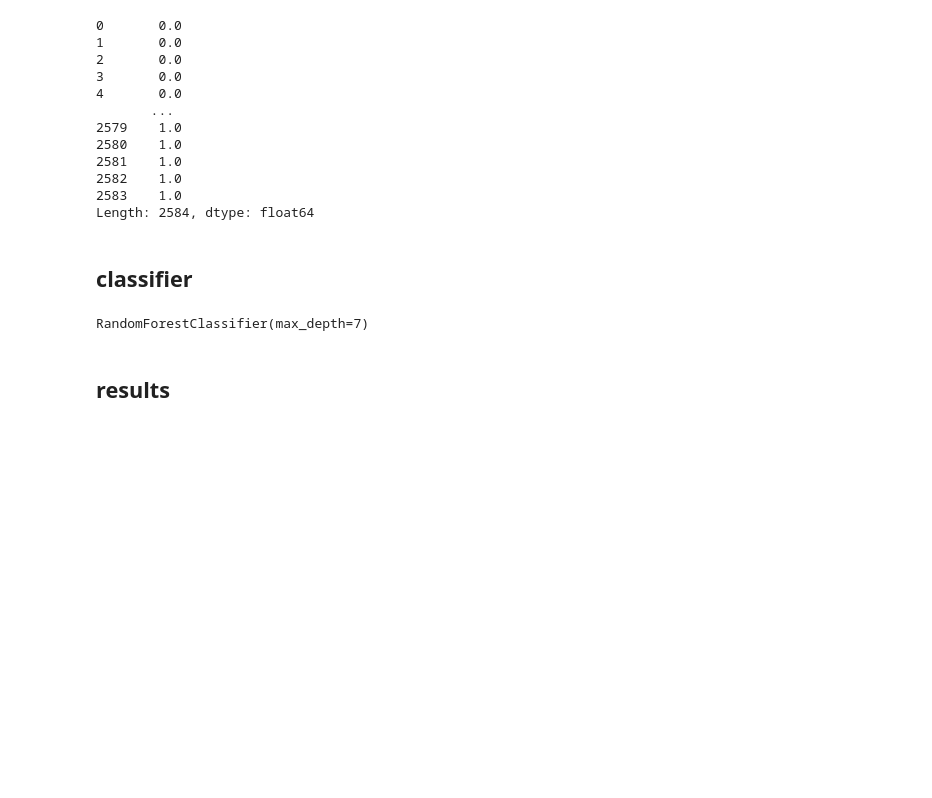
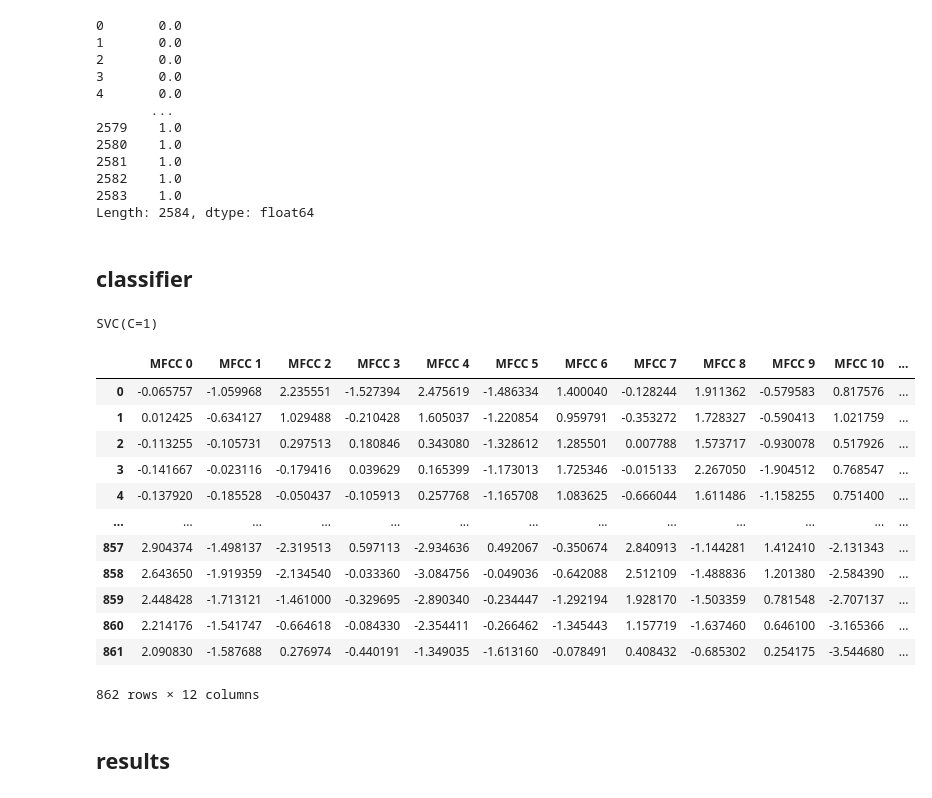
Before and after one commit to jo-cho/mir_kr, a Jupyter notebook: Notebooks/A. Machine Learning Approach/A.2.Genre_Recognition.ipynb, the cells around one changed output. Saved outputs shown, nothing was run; the diff lists cells and outputs as text; code cells hidden in the pictures; blank space fills up the shorter version.

```diff
--- a/Notebooks/A. Machine Learning Approach/A.2.Genre_Recognition.ipynb
+++ b/Notebooks/A. Machine Learning Approach/A.2.Genre_Recognition.ipynb
@@ -88,11 +98,11 @@ Length: 2584, dtype: float64
 # %% [markdown]
 ## classifier
 # %%
-# RF
-model = RandomForestClassifier(n_estimators=100, max_depth=7)
+# model = RandomForestClassifier(n_estimators=100, max_depth=7)
+model = SVC(C=1, gamma='scale')
 model.fit(X, y)
 # %% [output]
-RandomForestClassifier(max_depth=7)
+SVC(C=1)
 # %%
 x_brahms_test, sr_brahms = librosa.load(fn_brahms, duration=10, offset=120)
 x_busta_test, sr_busta = librosa.load(fn_busta, duration=10, offset=120)
@@ -107,6 +117,22 @@ mfcc_busta_test_scaled = scaler.transform(mfcc_busta_test)
 features_test = np.vstack((mfcc_brahms_test_scaled, mfcc_busta_test_scaled))
 X_test = pd.DataFrame(features_test, columns=[f"MFCC {i}" for i in range(n_mfcc)])
 y_true = pd.Series(np.concatenate((np.zeros(len(mfcc_brahms_test)), np.ones(len(mfcc_busta_test)))))
+# %%
+X_test
+# %% [output]
+|  | MFCC 0 | MFCC 1 | MFCC 2 | MFCC 3 | MFCC 4 | MFCC 5 | MFCC 6 | MFCC 7 | MFCC 8 | MFCC 9 | MFCC 10 | ... |
+| 0 | -0.065757 | -1.059968 | 2.235551 | -1.527394 | 2.475619 | -1.486334 | 1.400040 | -0.128244 | 1.911362 | -0.579583 | 0.817576 | ... |
+| 1 | 0.012425 | -0.634127 | 1.029488 | -0.210428 | 1.605037 | -1.220854 | 0.959791 | -0.353272 | 1.728327 | -0.590413 | 1.021759 | ... |
+| 2 | -0.113255 | -0.105731 | 0.297513 | 0.180846 | 0.343080 | -1.328612 | 1.285501 | 0.007788 | 1.573717 | -0.930078 | 0.517926 | ... |
+| 3 | -0.141667 | -0.023116 | -0.179416 | 0.039629 | 0.165399 | -1.173013 | 1.725346 | -0.015133 | 2.267050 | -1.904512 | 0.768547 | ... |
+| 4 | -0.137920 | -0.185528 | -0.050437 | -0.105913 | 0.257768 | -1.165708 | 1.083625 | -0.666044 | 1.611486 | -1.158255 | 0.751400 | ... |
+| ... | ... | ... | ... | ... | ... | ... | ... | ... | ... | ... | ... | ... |
+| 857 | 2.904374 | -1.498137 | -2.319513 | 0.597113 | -2.934636 | 0.492067 | -0.350674 | 2.840913 | -1.144281 | 1.412410 | -2.131343 | ... |
+| 858 | 2.643650 | -1.919359 | -2.134540 | -0.033360 | -3.084756 | -0.049036 | -0.642088 | 2.512109 | -1.488836 | 1.201380 | -2.584390 | ... |
+| 859 | 2.448428 | -1.713121 | -1.461000 | -0.329695 | -2.890340 | -0.234447 | -1.292194 | 1.928170 | -1.503359 | 0.781548 | -2.707137 | ... |
+| 860 | 2.214176 | -1.541747 | -0.664618 | -0.084330 | -2.354411 | -0.266462 | -1.345443 | 1.157719 | -1.637460 | 0.646100 | -3.165366 | ... |
+| 861 | 2.090830 | -1.587688 | 0.276974 | -0.440191 | -1.349035 | -1.613160 | -0.078491 | 0.408432 | -0.685302 | 0.254175 | -3.544680 | ... |
+862 rows × 12 columns
 # %%
 y_pred = model.predict(X_test)
 # %% [markdown]
```
Also changed, not shown: parts of 11 cells of this notebook.
